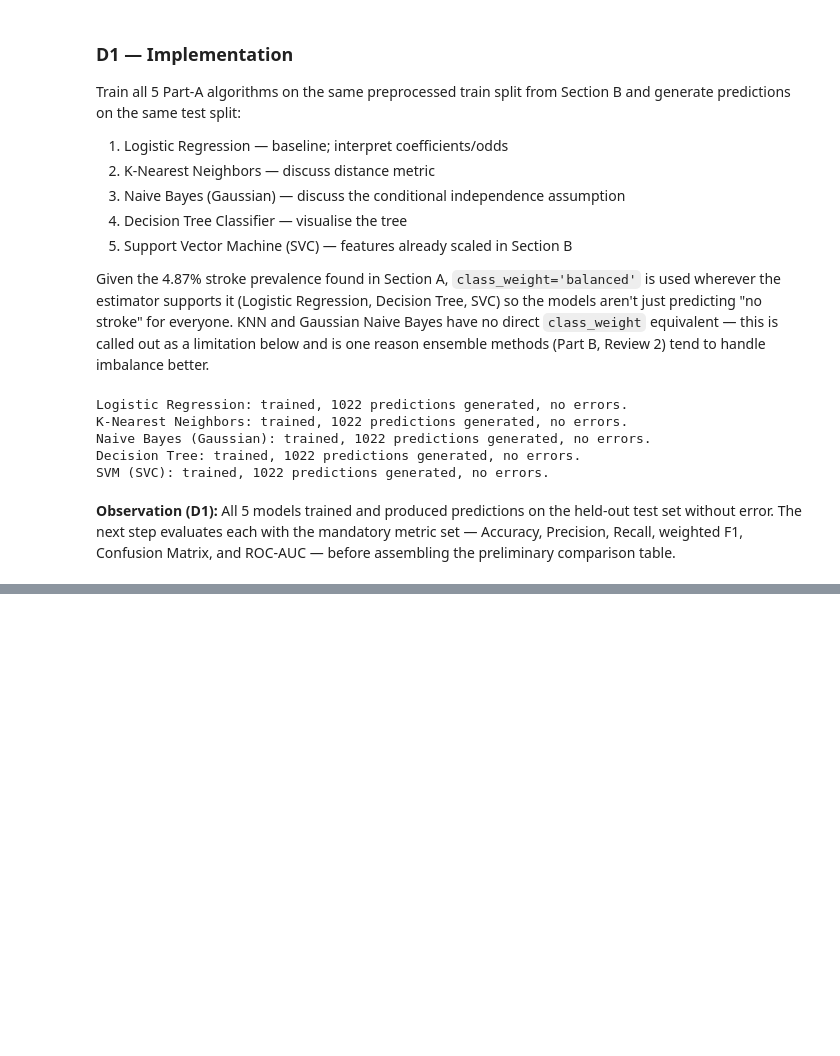
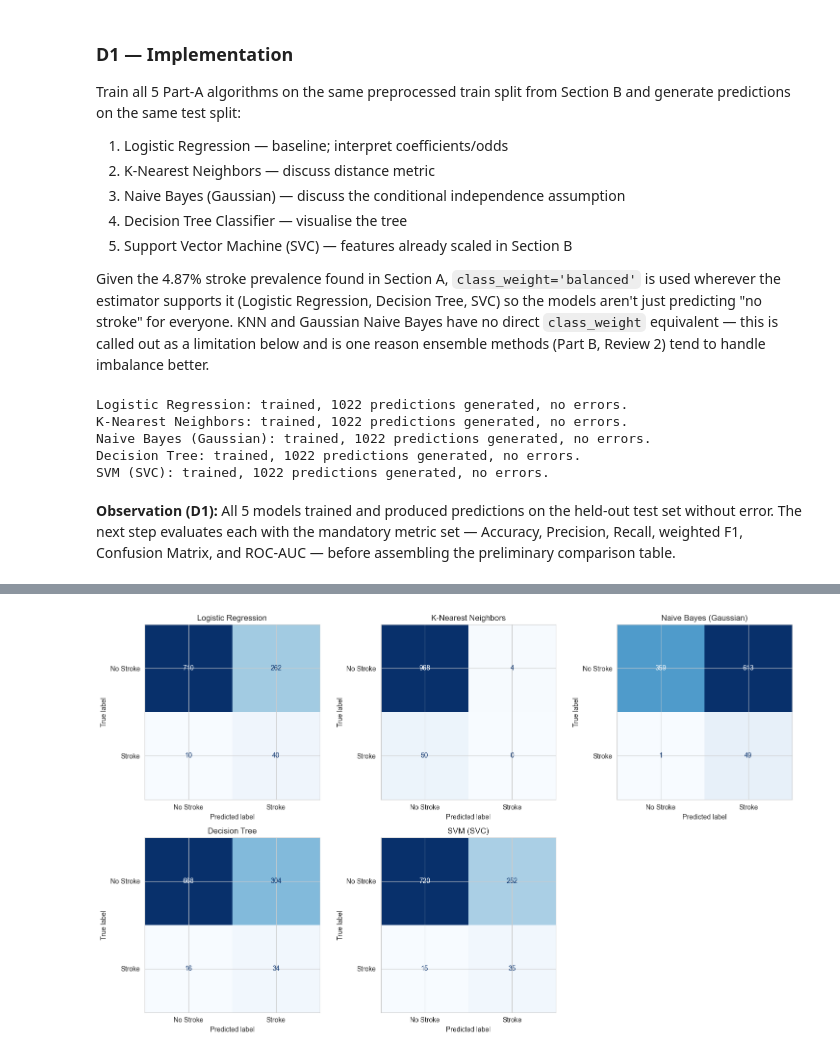
Before and after one commit to Isvarr/capstone_ml, a Jupyter notebook: classification_stroke_partA.ipynb, the cells around one changed output, grey strips where cells are left out. Drawn from its saved outputs; the diff is of its cells as text; code cells hidden in the pictures; blank space fills up the shorter version.

```diff
--- a/classification_stroke_partA.ipynb
+++ b/classification_stroke_partA.ipynb
@@ -430,0 +434,17 @@ SVM (SVC): trained, 1022 predictions generated, no errors.
+# %%
+results = []
+for name in models:
+    y_pred = predictions[name]
+    y_proba = probabilities[name]
+    results.append({
+        'Model': name,
+        'Accuracy': accuracy_score(y_test, y_pred),
+        'Precision': precision_score(y_test, y_pred, zero_division=0),
+        'Recall': recall_score(y_test, y_pred),
+        'F1 (weighted)': f1_score(y_test, y_pred, average='weighted'),
+        'ROC-AUC': roc_auc_score(y_test, y_proba)
+    })
+
+results_df = pd.DataFrame(results).set_index('Model').round(4)
+results_df = results_df.sort_values('F1 (weighted)', ascending=False)
+results_df
@@ -430,0 +459,13 @@ SVM (SVC): trained, 1022 predictions generated, no errors.
+# %%
+fig, axes = plt.subplots(2, 3, figsize=(15, 9))
+axes = axes.flatten()
+for ax, (name, model) in zip(axes, fitted_models.items()):
+    cm = confusion_matrix(y_test, predictions[name])
+    disp = ConfusionMatrixDisplay(confusion_matrix=cm, display_labels=['No Stroke', 'Stroke'])
+    disp.plot(ax=ax, colorbar=False, cmap='Blues')
+    ax.set_title(name)
+axes[-1].axis('off')
+plt.tight_layout()
+plt.show()
+# %% [output]
+[figure, added]
```
Also changed, not shown: parts of 10 cells of this notebook.
